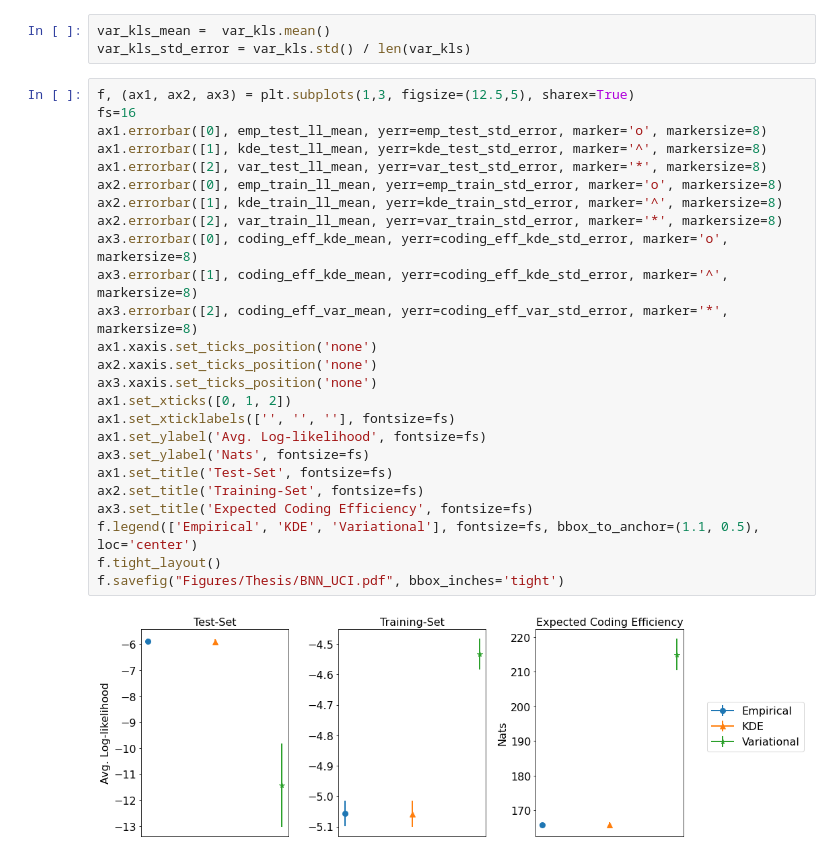
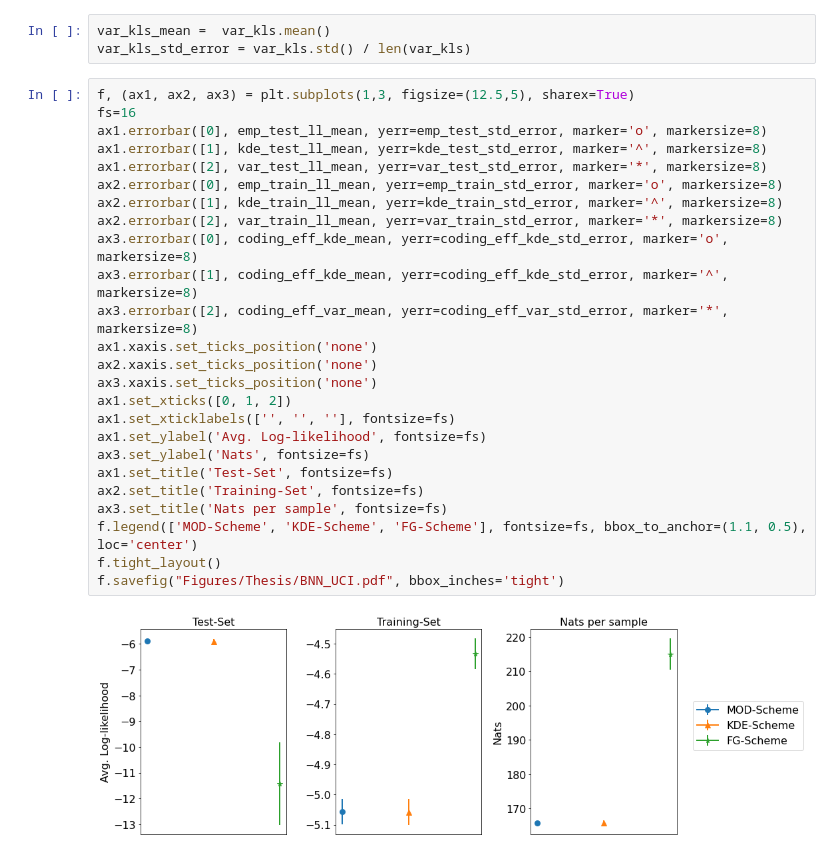
Before and after one commit to Bottledd/iREC, a Jupyter notebook: Experiments/BNN_UCI/Energy_Small_Network_Results.ipynb, the cells around one changed output. Saved outputs shown, nothing was run; the diff lists cells and outputs as text.

Commit message:
Fixed Legends

```diff
--- a/Experiments/BNN_UCI/Energy_Small_Network_Results.ipynb
+++ b/Experiments/BNN_UCI/Energy_Small_Network_Results.ipynb
@@ -269,27 +269,27 @@ var_kls_std_error = var_kls.std() / len(var_kls)
 # %%
 f, (ax1, ax2, ax3) = plt.subplots(1,3, figsize=(12.5,5), sharex=True)
 fs=16
 ax1.errorbar([0], emp_test_ll_mean, yerr=emp_test_std_error, marker='o', markersize=8)
 ax1.errorbar([1], kde_test_ll_mean, yerr=kde_test_std_error, marker='^', markersize=8)
 ax1.errorbar([2], var_test_ll_mean, yerr=var_test_std_error, marker='*', markersize=8)
 ax2.errorbar([0], emp_train_ll_mean, yerr=emp_train_std_error, marker='o', markersize=8)
 ax2.errorbar([1], kde_train_ll_mean, yerr=kde_train_std_error, marker='^', markersize=8)
 ax2.errorbar([2], var_train_ll_mean, yerr=var_train_std_error, marker='*', markersize=8)
 ax3.errorbar([0], coding_eff_kde_mean, yerr=coding_eff_kde_std_error, marker='o', markersize=8)
 ax3.errorbar([1], coding_eff_kde_mean, yerr=coding_eff_kde_std_error, marker='^', markersize=8)
 ax3.errorbar([2], coding_eff_var_mean, yerr=coding_eff_var_std_error, marker='*', markersize=8)
 ax1.xaxis.set_ticks_position('none')
 ax2.xaxis.set_ticks_position('none')
 ax3.xaxis.set_ticks_position('none')
 ax1.set_xticks([0, 1, 2])
 ax1.set_xticklabels(['', '', ''], fontsize=fs)
 ax1.set_ylabel('Avg. Log-likelihood', fontsize=fs)
 ax3.set_ylabel('Nats', fontsize=fs)
 ax1.set_title('Test-Set', fontsize=fs)
 ax2.set_title('Training-Set', fontsize=fs)
-ax3.set_title('Expected Coding Efficiency', fontsize=fs)
-f.legend(['Empirical', 'KDE', 'Variational'], fontsize=fs, bbox_to_anchor=(1.1, 0.5), loc='center')
+ax3.set_title('Nats per sample', fontsize=fs)
+f.legend(['MOD-Scheme', 'KDE-Scheme', 'FG-Scheme'], fontsize=fs, bbox_to_anchor=(1.1, 0.5), loc='center')
 f.tight_layout()
 f.savefig("Figures/Thesis/BNN_UCI.pdf", bbox_inches='tight')
 # %% [output]
-[figure, old version]
+[figure, new version]
```
Also changed, not shown: 15 other files.
